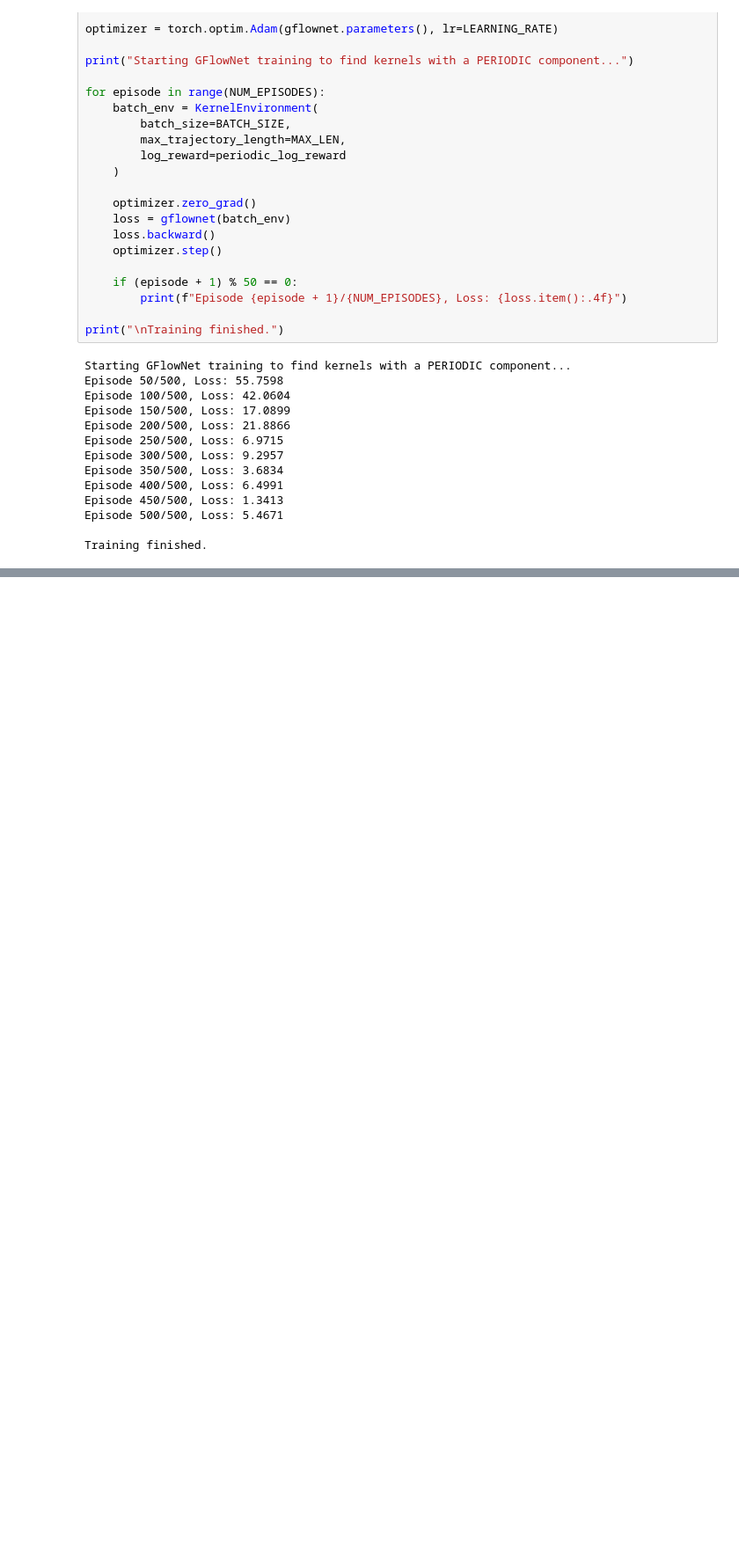
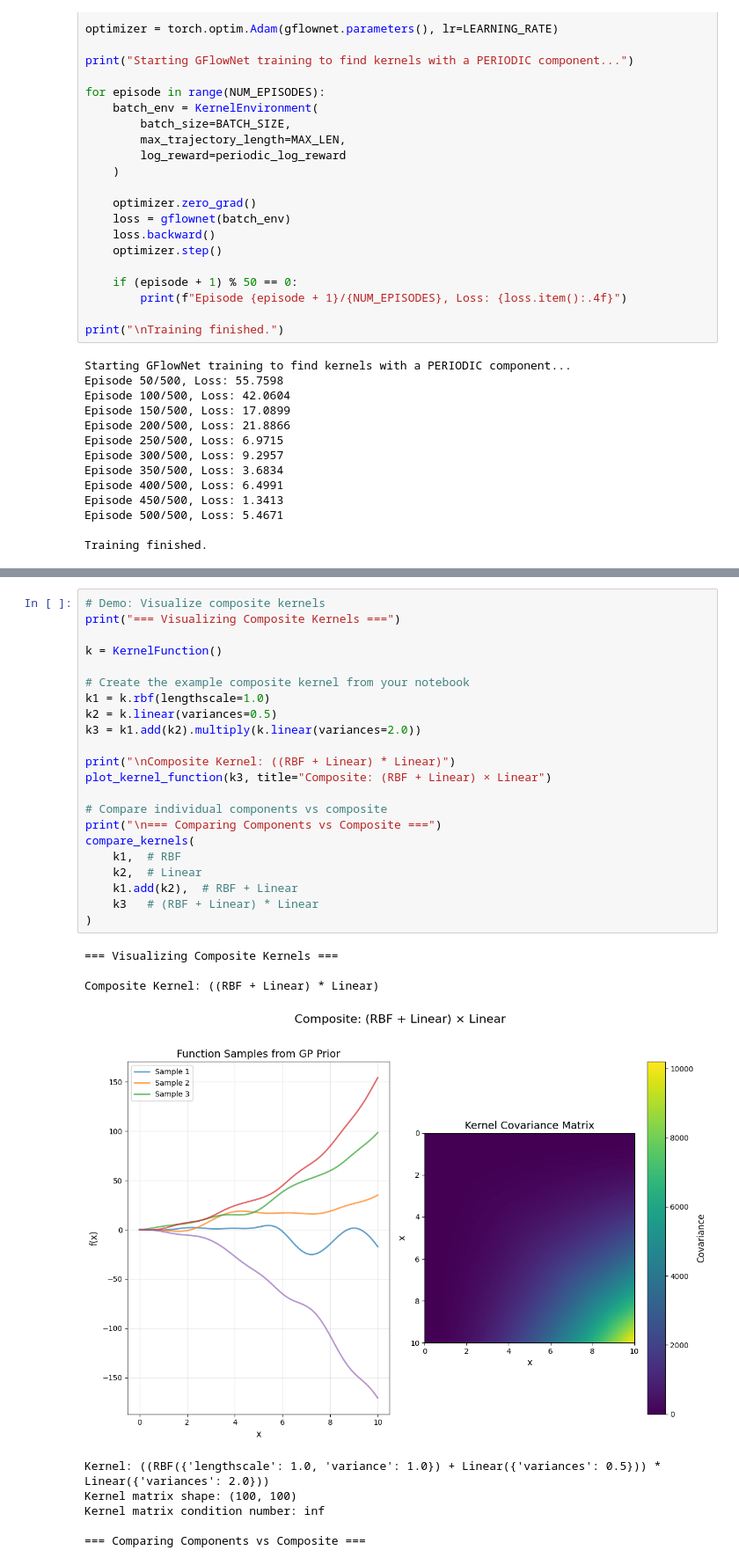
Before and after one commit to anacarolerthal/gpkernel-gfn, a Jupyter notebook: test.ipynb, the cells around one changed output, grey strips where cells are left out. Shown at 88% size. Saved outputs shown, nothing was run; the diff lists cells and outputs as text; blank space fills up the shorter version.

```diff
--- a/test.ipynb
+++ b/test.ipynb
@@ -524,0 +568,32 @@ Sample 25: ((Identity({}) + Periodic({'period': 1.0, 'variance': 1.0})) + Period
+# %%
+# Demo: Visualize composite kernels
+print("=== Visualizing Composite Kernels ===")
+
+k = KernelFunction()
+
+# Create the example composite kernel from your notebook
+k1 = k.rbf(lengthscale=1.0)
+k2 = k.linear(variances=0.5)
+k3 = k1.add(k2).multiply(k.linear(variances=2.0))
+
+print("\nComposite Kernel: ((RBF + Linear) * Linear)")
+plot_kernel_function(k3, title="Composite: (RBF + Linear) × Linear")
+
+# Compare individual components vs composite
+print("\n=== Comparing Components vs Composite ===")
+compare_kernels(
+    k1,  # RBF
+    k2,  # Linear
+    k1.add(k2),  # RBF + Linear
+    k3   # (RBF + Linear) * Linear
+)
+# %% [output]
+=== Visualizing Composite Kernels ===
+
+Composite Kernel: ((RBF + Linear) * Linear)
+[figure, added]
+Kernel: ((RBF({'lengthscale': 1.0, 'variance': 1.0}) + Linear({'variances': 0.5})) * Linear({'variances': 2.0}))
+Kernel matrix shape: (100, 100)
+Kernel matrix condition number: inf
+
+=== Comparing Components vs Composite ===
```
Also changed, not shown: parts of 5 cells of this notebook, 1 other file.
